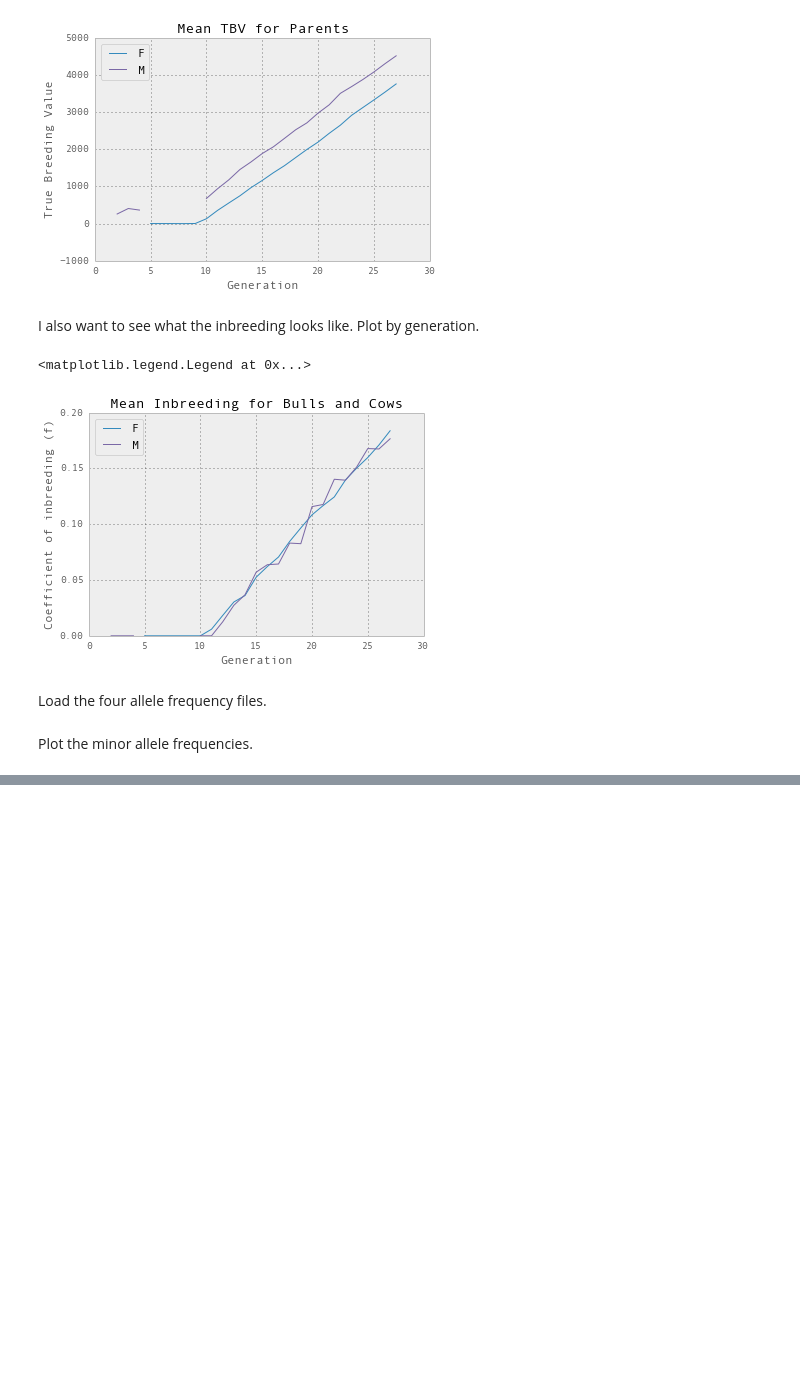
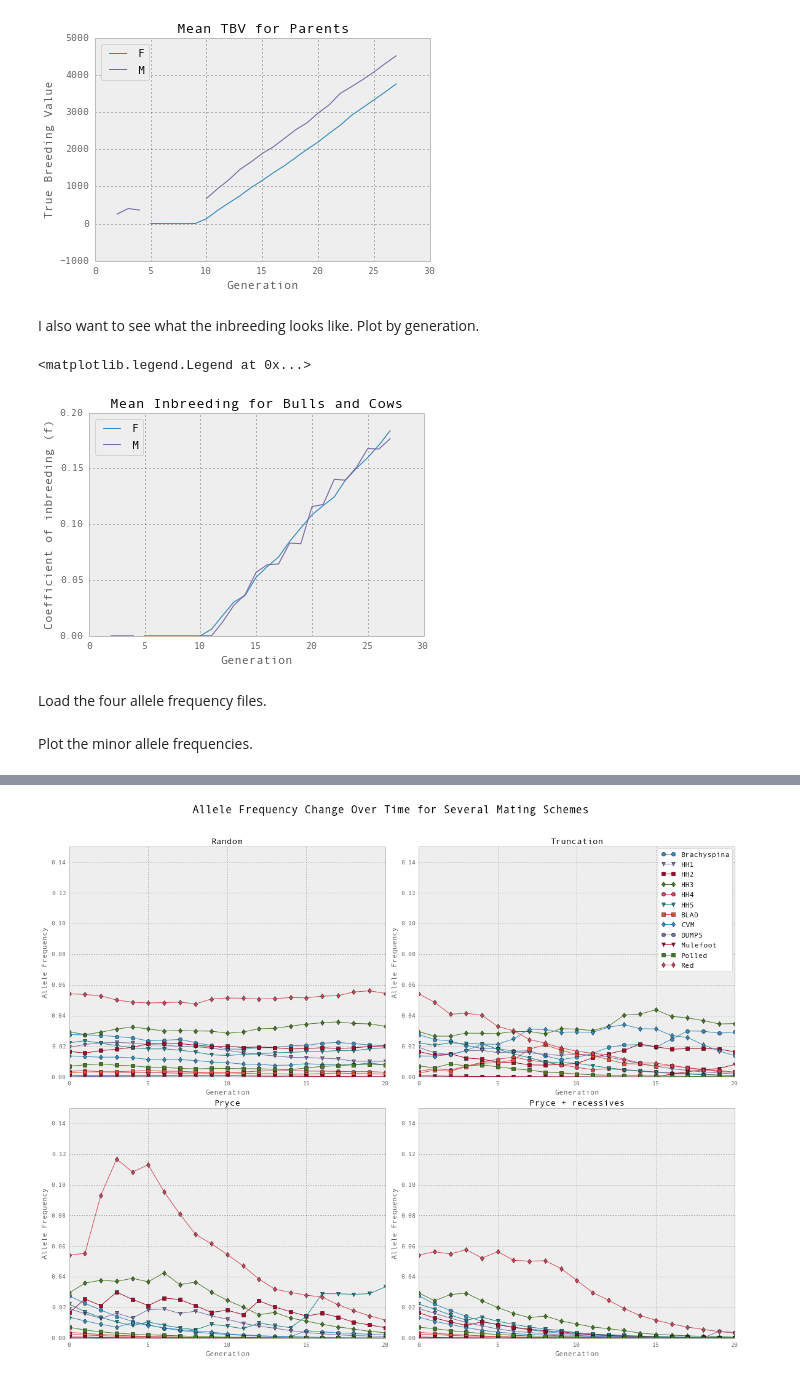
Before and after one commit to wintermind/multiple-recessives, a Jupyter notebook: Analyze Simulation Results.ipynb, the cells around one changed output, grey strips where cells are left out. Saved outputs shown, nothing was run; the diff lists cells and outputs as text; code cells hidden in the pictures; blank space fills up the shorter version.

Commit message:
Simplified plotting code
Simplified the code for four-panel plots.

```diff
--- a/Analyze Simulation Results.ipynb
+++ b/Analyze Simulation Results.ipynb
@@ -315,0 +231,53 @@ plt.tight_layout(pad=1., w_pad=0.5, h_pad=0.5)
+# %%
+fig = plt.figure(figsize=(16, 12))
+recessives = ['Brachyspina', 'HH1', 'HH2', 'HH3', 'HH4',
+              'HH5', 'BLAD', 'CVM', 'DUMPS', 'Mulefoot',
+              'Polled', 'Red']
+markers = ['o', 'v', 's', 'd']
+
+ax = fig.add_subplot(2, 2, 1)
+ax.set_title('Random')
+ax.set_xlabel('Generation')
+ax.set_ylabel('Allele Frequency')
+for i, r in enumerate(recessives):
+    m = i % len(markers)
+    ax.plot(freqs_random[r], label=r, marker=markers[m])
+ax.set_ylim(0.0, 0.15)
+
+ax = fig.add_subplot(2, 2, 2)
+ax.set_title('Truncation')
+ax.set_xlabel('Generation')
+ax.set_ylabel('Allele Frequency')
+for i, r in enumerate(recessives):
+    m = i % len(markers)
+    ax.plot(freqs_toppct[r], label=r, marker=markers[m])
+ax.set_ylim(0.0, 0.15)
+
+ax = fig.add_subplot(2, 2, 3)
+ax.set_title('Pryce')
+ax.set_xlabel('Generation')
+ax.set_ylabel('Allele Frequency')
+for i, r in enumerate(recessives):
+    m = i % len(markers)
+    ax.plot(freqs_pryce[r], label=r, marker=markers[m])
+ax.set_ylim(0.0, 0.15)
+
+ax = fig.add_subplot(2, 2, 4)
+ax.set_title('Pryce + recessives')
+ax.set_xlabel('Generation')
+ax.set_ylabel('Allele Frequency')
+for i, r in enumerate(recessives):
+    m = i % len(markers)
+    ax.plot(freqs_rec[r], label=r, marker=markers[m])
+ax.set_ylim(0.0, 0.15)
+
+h, l = ax.get_legend_handles_labels()
+leg = plt.figlegend(h, l, loc=(0.88, 0.695), fancybox=True)
+#leg.get_frame().set_alpha(0.5)
+rect = leg.get_frame()
+rect.set_facecolor('white')
+suptitle = plt.suptitle('Allele Frequency Change Over Time for Several Mating Schemes', x = 0.5, y = 1.05, fontsize=18)
+
+plt.tight_layout(pad=1., w_pad=0.5, h_pad=0.5)
+# %% [output]
+[figure, added]
```
Also changed, not shown: parts of 1 cell of this notebook.
